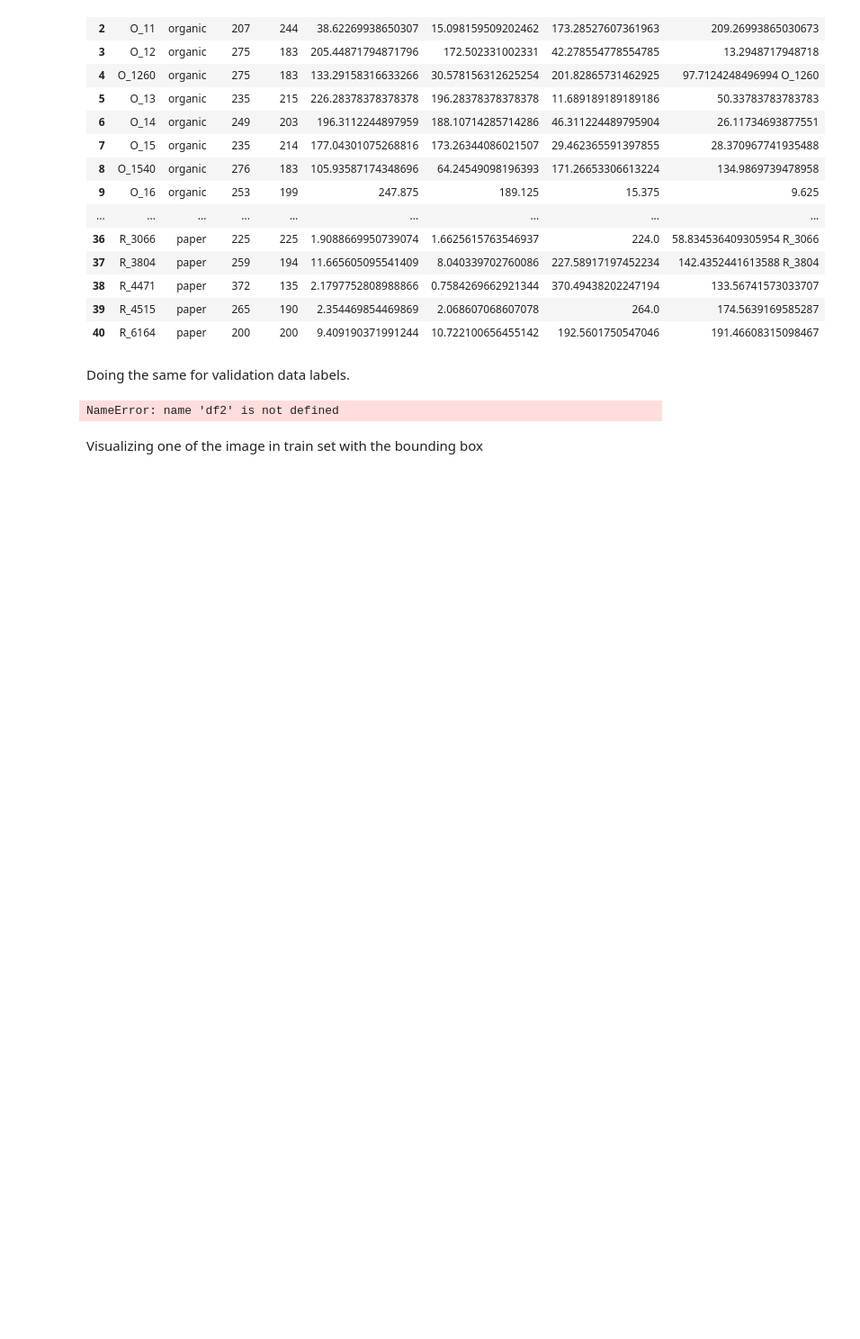
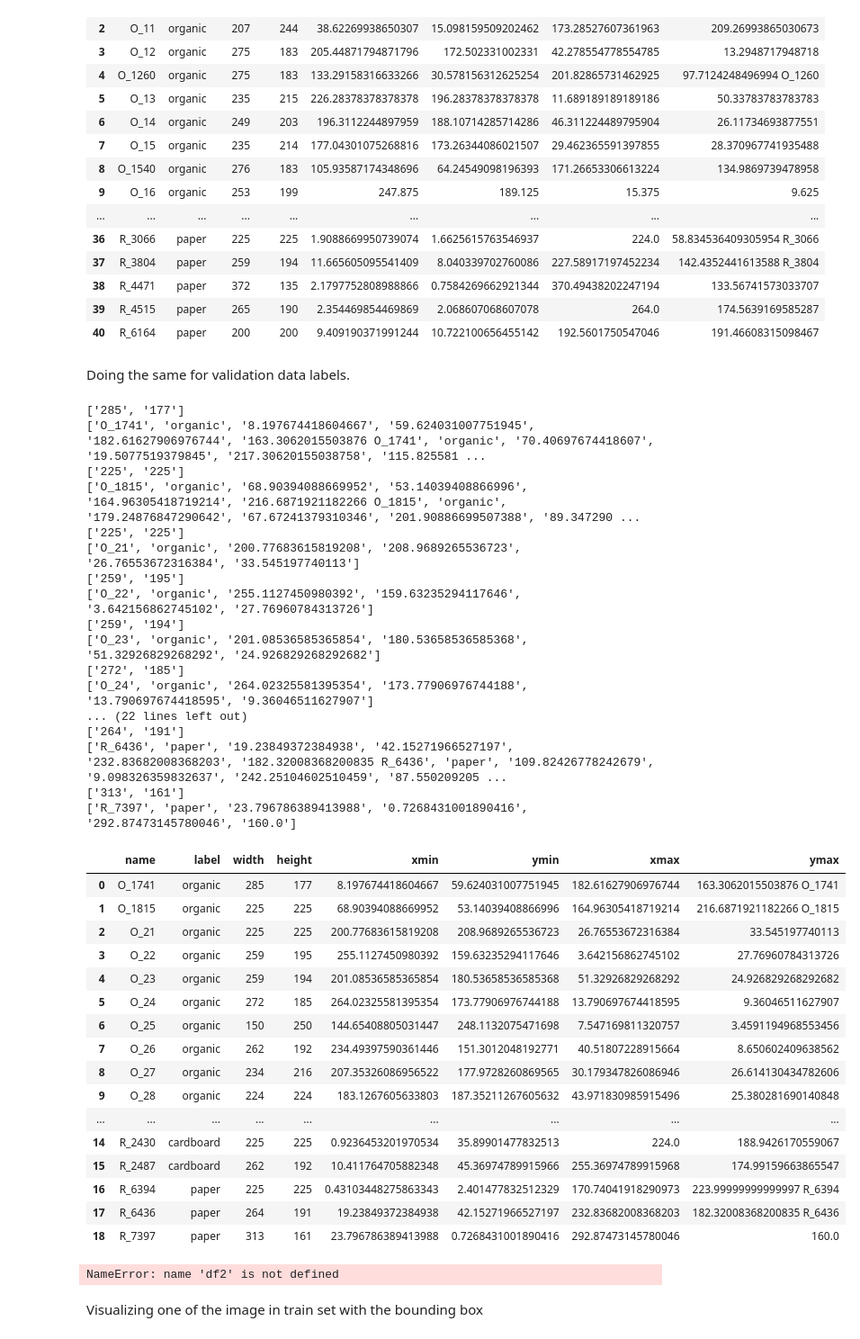
Before and after one commit to Duder5000/Computer-Vision-Project, a Jupyter notebook: ComputerVisionProject.ipynb, the cells around one changed output. Shown at 90% size. Drawn from its saved outputs; the diff is of its cells as text; code cells hidden in the pictures; blank space fills up the shorter version.

```diff
--- a/ComputerVisionProject.ipynb
+++ b/ComputerVisionProject.ipynb
@@ -286,3 +228,82 @@ for idx, anno in enumerate(glob.glob(label_dir+"/val" + '/*.xml')):
+# %%
+df2 = {'name': [],
+      'label': [],
+      'width': [],
+      'height': [],
+      'xmin': [],
+      'ymin': [],
+      'xmax': [],
+      'ymax': []}
+
+for file in os.listdir(test_dir):
+    if file.endswith(".txt"):
+        myFile = os.path.join(test_dir, file)
+        with open(myFile, 'r') as file:
+            firstLine = file.readline().strip()
+            splitLine = firstLine.split(", ")
+            print(splitLine)
+            splitLineW = splitLine[0]
+            splitLineH = splitLine[1]
+
+            # Iterate through the remaining lines and print them
+            for line in file:
+                nextLine = line.strip()
+                nextLineSplit = nextLine.split(", ")
+                print(nextLineSplit)
+
+                imgName = nextLineSplit[0]
+                imgLabel = nextLineSplit[1]
+                imgX1 = nextLineSplit[2]
+                imgY1 = nextLineSplit[3]
+                imgX2 = nextLineSplit[4]
+                imgY2 = nextLineSplit[5]
+
+                df2['name'].append(imgName)
+                df2['label'].append(imgLabel)
+                df2['width'].append(splitLineW)
+                df2['height'].append(splitLineH)
+                df2['xmin'].append(imgX1)
+                df2['ymin'].append(imgY1)
+                df2['xmax'].append(imgX2)
+                df2['ymax'].append(imgY2)
+
+df2 = pd.DataFrame(df2)
+display(df2)
+# %% [output]
+['285', '177']
+['O_1741', 'organic', '8.197674418604667', '59.624031007751945', '182.61627906976744', '163.3062015503876 O_1741', 'organic', '70.40697674418607', '19.5077519379845', '217.30620155038758', '115.825581 ...
+['225', '225']
+['O_1815', 'organic', '68.90394088669952', '53.14039408866996', '164.96305418719214', '216.6871921182266 O_1815', 'organic', '179.24876847290642', '67.67241379310346', '201.90886699507388', '89.347290 ...
+['225', '225']
+['O_21', 'organic', '200.77683615819208', '208.9689265536723', '26.76553672316384', '33.545197740113']
+['259', '195']
+['O_22', 'organic', '255.1127450980392', '159.63235294117646', '3.642156862745102', '27.76960784313726']
+['259', '194']
+['O_23', 'organic', '201.08536585365854', '180.53658536585368', '51.32926829268292', '24.926829268292682']
+['272', '185']
+['O_24', 'organic', '264.02325581395354', '173.77906976744188', '13.790697674418595', '9.36046511627907']
+... (22 lines left out)
+['264', '191']
+['R_6436', 'paper', '19.23849372384938', '42.15271966527197', '232.83682008368203', '182.32008368200835 R_6436', 'paper', '109.82426778242679', '9.098326359832637', '242.25104602510459', '87.550209205 ...
+['313', '161']
+['R_7397', 'paper', '23.796786389413988', '0.7268431001890416', '292.87473145780046', '160.0']
+|  | name | label | width | height | xmin | ymin | xmax | ymax |
+| 0 | O_1741 | organic | 285 | 177 | 8.197674418604667 | 59.624031007751945 | 182.61627906976744 | 163.3062015503876 O_1741 |
+| 1 | O_1815 | organic | 225 | 225 | 68.90394088669952 | 53.14039408866996 | 164.96305418719214 | 216.6871921182266 O_1815 |
+| 2 | O_21 | organic | 225 | 225 | 200.77683615819208 | 208.9689265536723 | 26.76553672316384 | 33.545197740113 |
+| 3 | O_22 | organic | 259 | 195 | 255.1127450980392 | 159.63235294117646 | 3.642156862745102 | 27.76960784313726 |
+| 4 | O_23 | organic | 259 | 194 | 201.08536585365854 | 180.53658536585368 | 51.32926829268292 | 24.926829268292682 |
+| 5 | O_24 | organic | 272 | 185 | 264.02325581395354 | 173.77906976744188 | 13.790697674418595 | 9.36046511627907 |
+| 6 | O_25 | organic | 150 | 250 | 144.65408805031447 | 248.1132075471698 | 7.547169811320757 | 3.4591194968553456 |
+| 7 | O_26 | organic | 262 | 192 | 234.49397590361446 | 151.3012048192771 | 40.51807228915664 | 8.650602409638562 |
+| 8 | O_27 | organic | 234 | 216 | 207.35326086956522 | 177.9728260869565 | 30.179347826086946 | 26.614130434782606 |
+| 9 | O_28 | organic | 224 | 224 | 183.1267605633803 | 187.35211267605632 | 43.971830985915496 | 25.380281690140848 |
+| ... | ... | ... | ... | ... | ... | ... | ... | ... |
+| 14 | R_2430 | cardboard | 225 | 225 | 0.9236453201970534 | 35.89901477832513 | 224.0 | 188.9426170559067 |
+| 15 | R_2487 | cardboard | 262 | 192 | 10.411764705882348 | 45.36974789915966 | 255.36974789915968 | 174.99159663865547 |
+| 16 | R_6394 | paper | 225 | 225 | 0.43103448275863343 | 2.401477832512329 | 170.74041918290973 | 223.99999999999997 R_6394 |
+| 17 | R_6436 | paper | 264 | 191 | 19.23849372384938 | 42.15271966527197 | 232.83682008368203 | 182.32008368200835 R_6436 |
+| 18 | R_7397 | paper | 313 | 161 | 23.796786389413988 | 0.7268431001890416 | 292.87473145780046 | 160.0 |
 # %%
 import pandas as pd
 train_df = pd.DataFrame(df)
```
Also changed, not shown: parts of 3 cells of this notebook.
